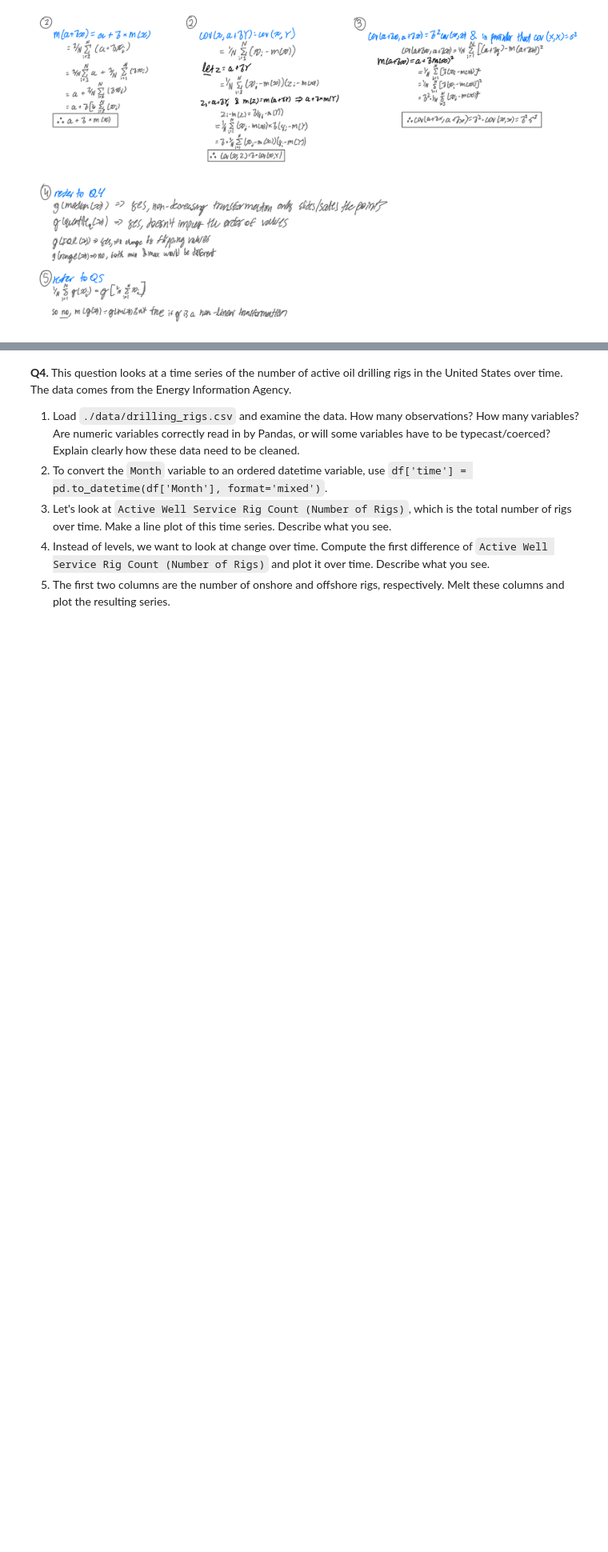
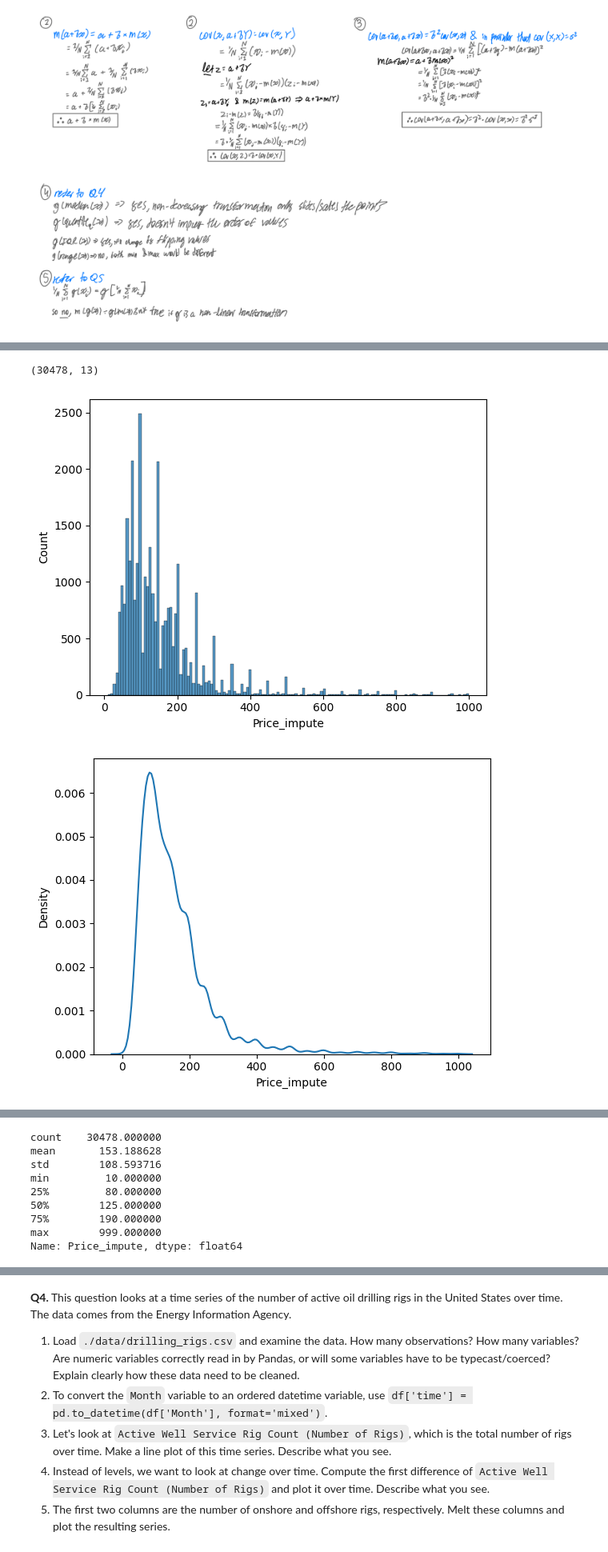
Before and after one commit to pabloisaiahs/EDA, a Jupyter notebook: assignment/assignment.ipynb, the cells around one changed output, grey strips where cells are left out. Shown at 80% size. Drawn from its saved outputs; the diff is of its cells as text; code cells hidden in the pictures; blank space fills up the shorter version.

```diff
--- a/assignment/assignment.ipynb
+++ b/assignment/assignment.ipynb
@@ -89,0 +143,51 @@ Name: Foreign Gift Amount, dtype: float64
+# %%
+#1
+airbnb_data = pd.read_csv('airbnb_hw.csv')
+
+#2
+print(airbnb_data.shape)
+airbnb_data.head()
+
+#3
+pd.crosstab(airbnb_data['Room Type'], airbnb_data['Property Type'])
+
+#4
+airbnb_data['Price'] = pd.to_numeric(airbnb_data['Price'], errors='coerce')
+airbnb_data['Price_na'] = airbnb_data['Price'].isnull()
+impute_value = airbnb_data['Price'].median()
+airbnb_data['Price_impute'] = airbnb_data['Price'].fillna(impute_value)
+airbnb_data['Price_impute'].unique()
+sns.histplot(airbnb_data['Price_impute'])
+plt.show()
+sns.kdeplot(airbnb_data['Price_impute'])
+plt.show()
+sns.boxplot(data=airbnb_data, x='Price_impute')
+plt.show()
+print(airbnb_data['Price_impute'].describe())
+airbnb_data['log_Price'] = np.log(airbnb_data['Price'])
+sns.histplot(airbnb_data['log_Price'])
+plt.show()
+sns.kdeplot(airbnb_data['log_Price'])
+plt.show()
+sns.boxplot(data=airbnb_data, x='log_Price')
+plt.show()
+print(airbnb_data['log_Price'].describe())
+
+#5
+sns.scatterplot(data=airbnb_data, x='Beds', y='log_Price')
+plt.show()
+airbnb_data.groupby('Beds')['log_Price'].describe()
+
+#6
+scatter_plot = sns.scatterplot(data=airbnb_data, x="Beds", y="log_Price", hue="Room Type", style="Property Type")
+sns.move_legend(scatter_plot, "upper right", bbox_to_anchor=(1.3, 1))
+plt.show()
+summary_stats = airbnb_data.loc[:, ["Price", "Room Type", "Property Type"]].groupby(["Room Type", "Property Type"]).describe()
+
+#7
+sns.jointplot(data=df, x='Beds', y='log_Price', kind='hex')
+plt.show()
+# %% [output]
+(30478, 13)
+[figure, added]
+[figure, added]
@@ -89,0 +195,9 @@ Name: Foreign Gift Amount, dtype: float64
+count    30478.000000
+mean       153.188628
+std        108.593716
+min         10.000000
+25%         80.000000
+50%        125.000000
+75%        190.000000
+max        999.000000
+Name: Price_impute, dtype: float64
```
Also changed, not shown: parts of 5 cells of this notebook.
